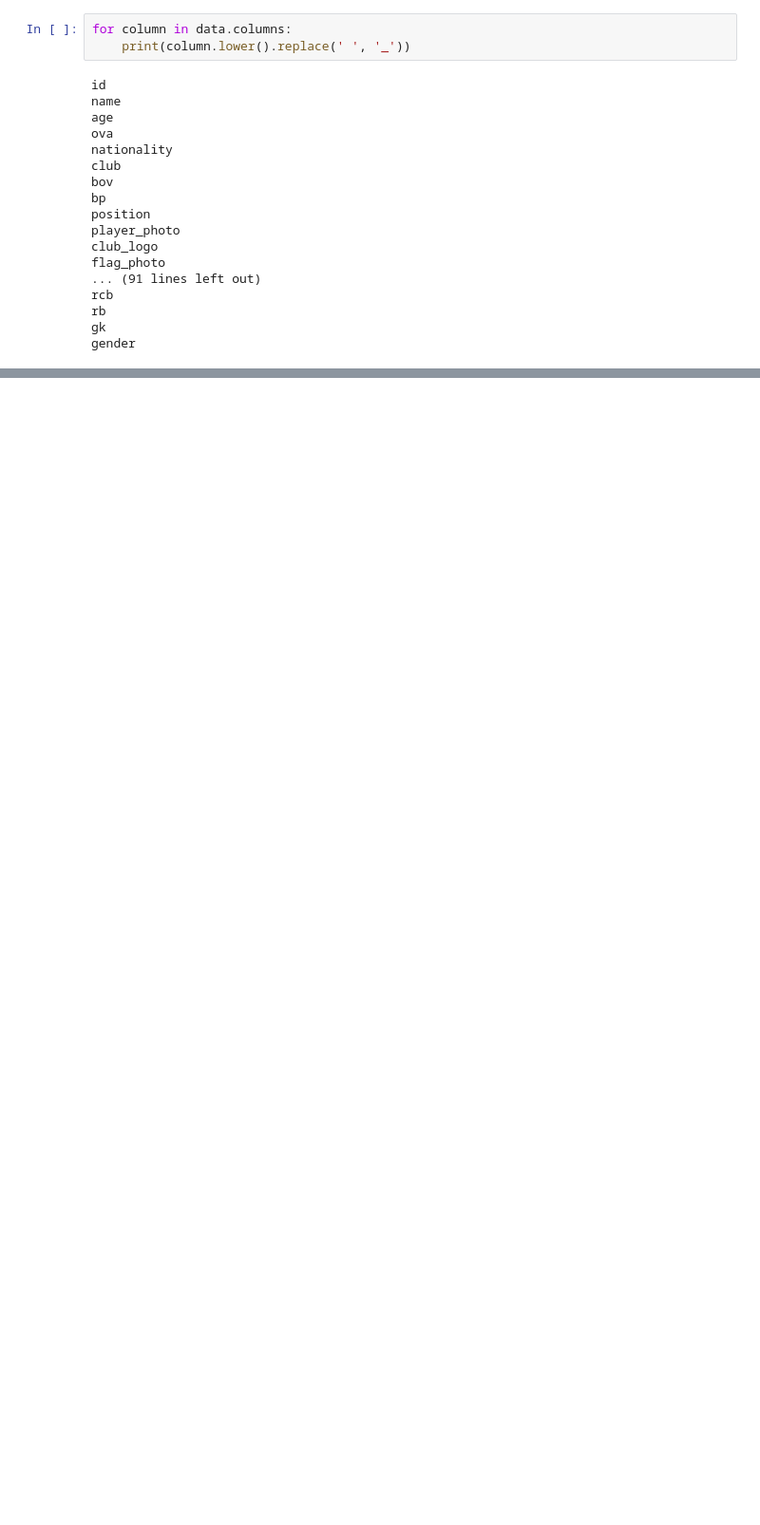
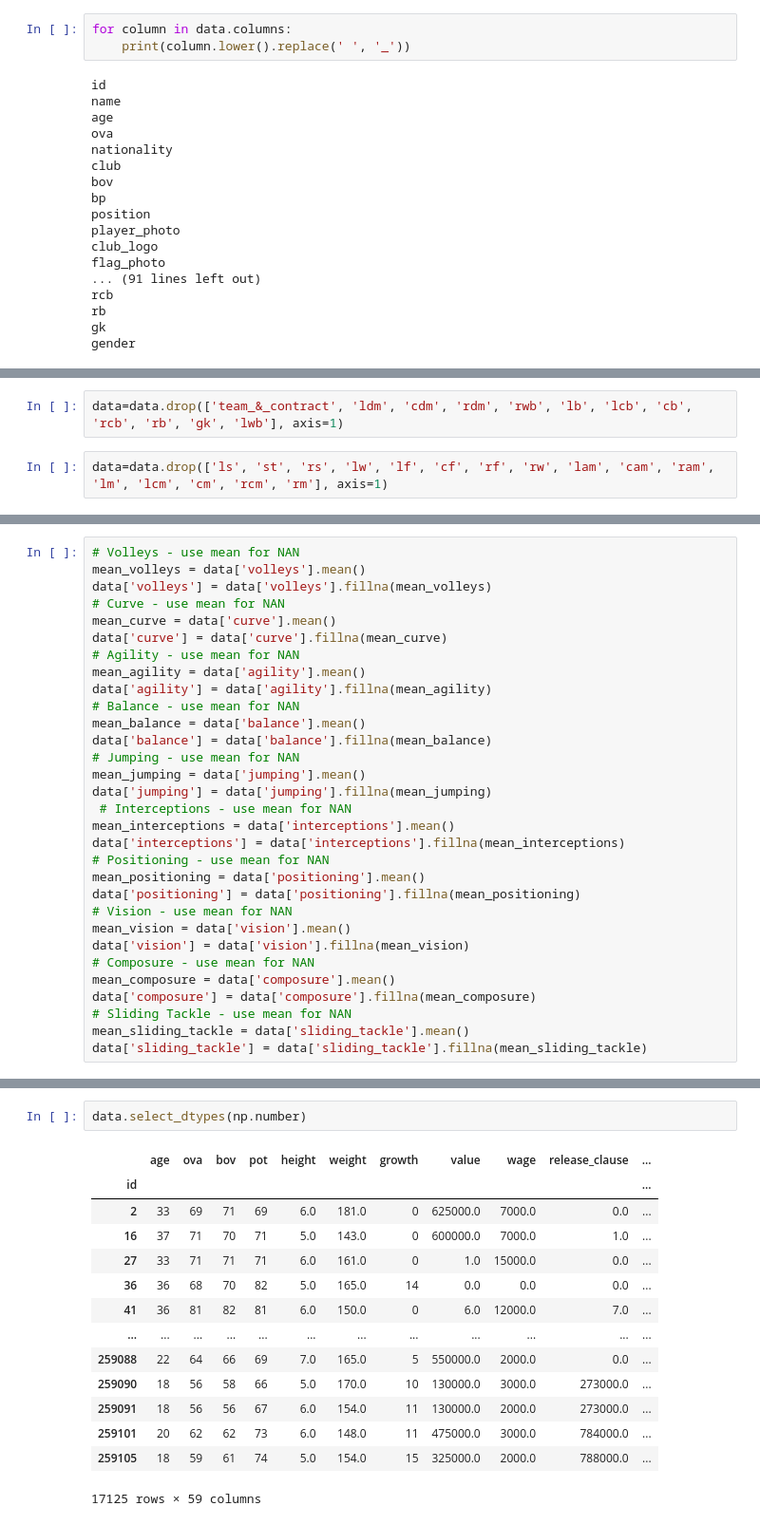
Before and after one commit to lydiaaboukhamis/data_mid_bootcamp_project_FIFA_MoneyBall, a Jupyter notebook: Fifa21_Analysis.ipynb, the cells around one changed output, grey strips where cells are left out. Shown at 95% size. Saved outputs shown, nothing was run; the diff lists cells and outputs as text; blank space fills up the shorter version.

```diff
--- a/Fifa21_Analysis.ipynb
+++ b/Fifa21_Analysis.ipynb
@@ -132,0 +189,4 @@ data.set_index('id', inplace = True)
+# %%
+data=data.drop(['team_&_contract', 'ldm', 'cdm', 'rdm', 'rwb', 'lb', 'lcb', 'cb', 'rcb', 'rb', 'gk', 'lwb'], axis=1)
+# %%
+data=data.drop(['ls', 'st', 'rs', 'lw', 'lf', 'cf', 'rf', 'rw', 'lam', 'cam', 'ram', 'lm', 'lcm', 'cm', 'rcm', 'rm'], axis=1)
@@ -132,0 +219,31 @@ data.set_index('id', inplace = True)
+# %%
+# Volleys - use mean for NAN
+mean_volleys = data['volleys'].mean()
+data['volleys'] = data['volleys'].fillna(mean_volleys)
+# Curve - use mean for NAN
+mean_curve = data['curve'].mean()
+data['curve'] = data['curve'].fillna(mean_curve)
+# Agility - use mean for NAN
+mean_agility = data['agility'].mean()
+data['agility'] = data['agility'].fillna(mean_agility)
+# Balance - use mean for NAN
+mean_balance = data['balance'].mean()
+data['balance'] = data['balance'].fillna(mean_balance)
+# Jumping - use mean for NAN
+mean_jumping = data['jumping'].mean()
+data['jumping'] = data['jumping'].fillna(mean_jumping)
+ # Interceptions - use mean for NAN
+mean_interceptions = data['interceptions'].mean()
+data['interceptions'] = data['interceptions'].fillna(mean_interceptions)
+# Positioning - use mean for NAN
+mean_positioning = data['positioning'].mean()
+data['positioning'] = data['positioning'].fillna(mean_positioning)
+# Vision - use mean for NAN
+mean_vision = data['vision'].mean()
+data['vision'] = data['vision'].fillna(mean_vision)
+# Composure - use mean for NAN
+mean_composure = data['composure'].mean()
+data['composure'] = data['composure'].fillna(mean_composure)
+# Sliding Tackle - use mean for NAN
+mean_sliding_tackle = data['sliding_tackle'].mean()
+data['sliding_tackle'] = data['sliding_tackle'].fillna(mean_sliding_tackle)
@@ -132,0 +264,17 @@ data.set_index('id', inplace = True)
+# %%
+data.select_dtypes(np.number)
+# %% [output]
+|  | age | ova | bov | pot | height | weight | growth | value | wage | release_clause | ... |
+| id |  |  |  |  |  |  |  |  |  |  | ... |
+| 2 | 33 | 69 | 71 | 69 | 6.0 | 181.0 | 0 | 625000.0 | 7000.0 | 0.0 | ... |
+| 16 | 37 | 71 | 70 | 71 | 5.0 | 143.0 | 0 | 600000.0 | 7000.0 | 1.0 | ... |
+| 27 | 33 | 71 | 71 | 71 | 6.0 | 161.0 | 0 | 1.0 | 15000.0 | 0.0 | ... |
+| 36 | 36 | 68 | 70 | 82 | 5.0 | 165.0 | 14 | 0.0 | 0.0 | 0.0 | ... |
+| 41 | 36 | 81 | 82 | 81 | 6.0 | 150.0 | 0 | 6.0 | 12000.0 | 7.0 | ... |
+| ... | ... | ... | ... | ... | ... | ... | ... | ... | ... | ... | ... |
+| 259088 | 22 | 64 | 66 | 69 | 7.0 | 165.0 | 5 | 550000.0 | 2000.0 | 0.0 | ... |
+| 259090 | 18 | 56 | 58 | 66 | 5.0 | 170.0 | 10 | 130000.0 | 3000.0 | 273000.0 | ... |
+| 259091 | 18 | 56 | 56 | 67 | 6.0 | 154.0 | 11 | 130000.0 | 2000.0 | 273000.0 | ... |
+| 259101 | 20 | 62 | 62 | 73 | 6.0 | 148.0 | 11 | 475000.0 | 3000.0 | 784000.0 | ... |
+| 259105 | 18 | 59 | 61 | 74 | 5.0 | 154.0 | 15 | 325000.0 | 2000.0 | 788000.0 | ... |
+17125 rows × 59 columns
```
Also changed, not shown: parts of 59 cells of this notebook.
